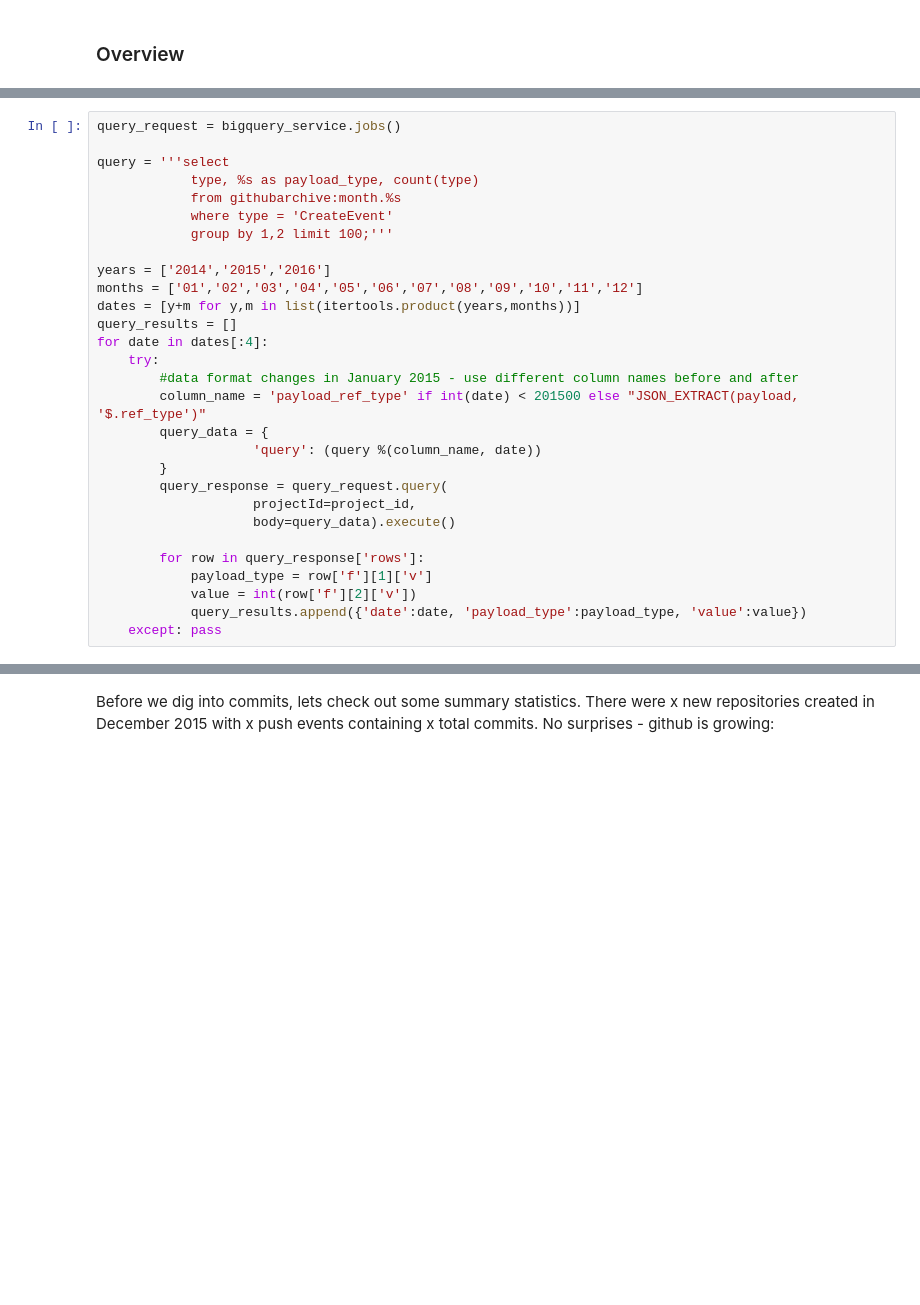
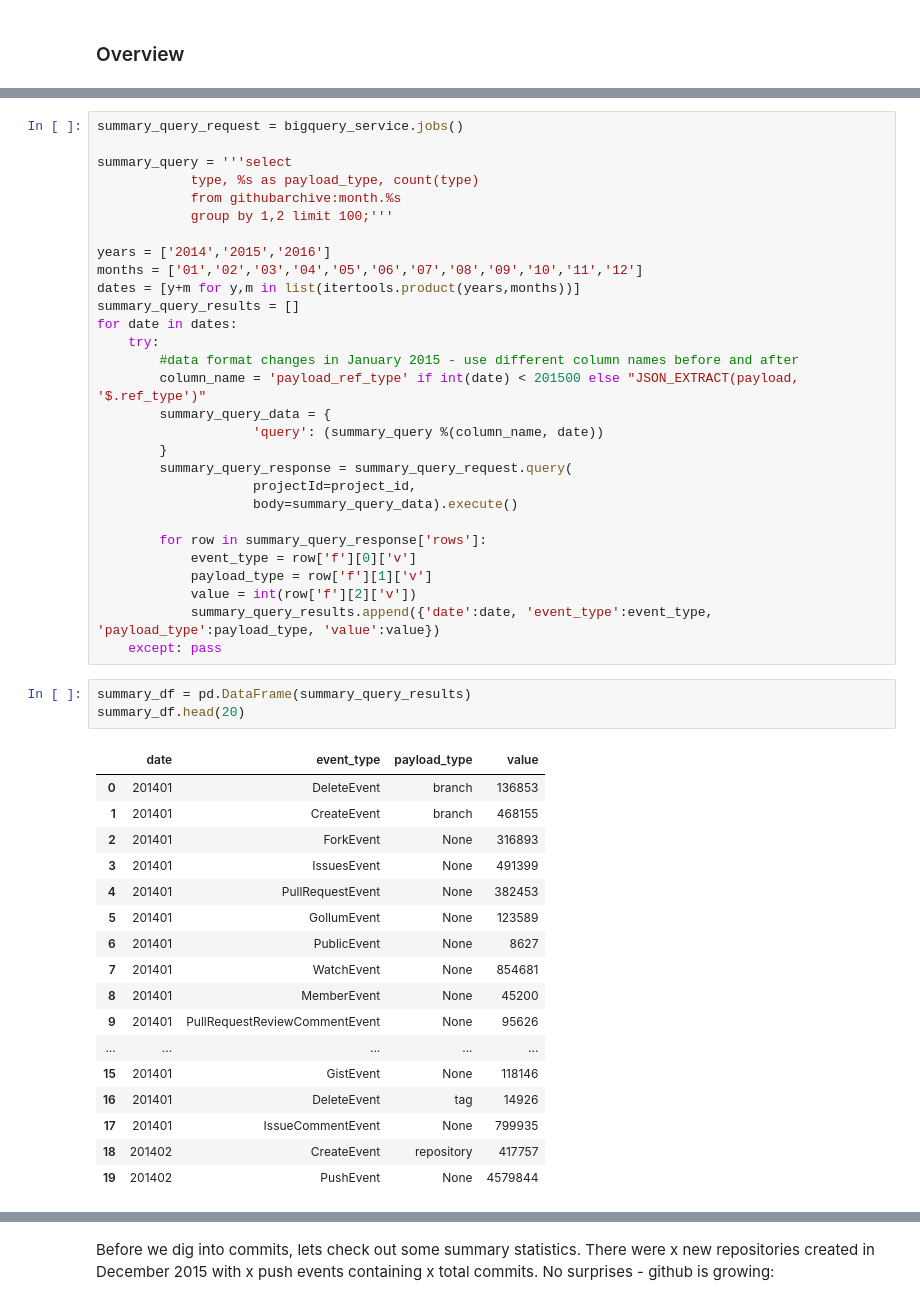
Before and after one commit to aplucche/github_data, a Jupyter notebook: github_data.ipynb, the cells around one changed output, grey strips where cells are left out. Saved outputs shown, nothing was run; the diff lists cells and outputs as text; blank space fills up the shorter version.

```diff
--- a/github_data.ipynb
+++ b/github_data.ipynb
@@ -44,31 +45,52 @@ with open('config.json') as json_config:
 
 project_id = config['project_id']
 # %%
-query_request = bigquery_service.jobs()
+summary_query_request = bigquery_service.jobs()
 
-query = '''select
+summary_query = '''select
             type, %s as payload_type, count(type)
             from githubarchive:month.%s
-            where type = 'CreateEvent'
             group by 1,2 limit 100;'''
 
 years = ['2014','2015','2016']
 months = ['01','02','03','04','05','06','07','08','09','10','11','12']
 dates = [y+m for y,m in list(itertools.product(years,months))]
-query_results = []
-for date in dates[:4]:
+summary_query_results = []
+for date in dates:
     try:
         #data format changes in January 2015 - use different column names before and after
         column_name = 'payload_ref_type' if int(date) < 201500 else "JSON_EXTRACT(payload, '$.ref_type')"
-        query_data = {
-                    'query': (query %(column_name, date))
+        summary_query_data = {
+                    'query': (summary_query %(column_name, date))
         }
-        query_response = query_request.query(
+        summary_query_response = summary_query_request.query(
                     projectId=project_id,
-                    body=query_data).execute()
+                    body=summary_query_data).execute()
 
-        for row in query_response['rows']:
+        for row in summary_query_response['rows']:
+            event_type = row['f'][0]['v']
             payload_type = row['f'][1]['v']
             value = int(row['f'][2]['v'])
-            query_results.append({'date':date, 'payload_type':payload_type, 'value':value})
+            summary_query_results.append({'date':date, 'event_type':event_type, 'payload_type':payload_type, 'value':value})
     except: pass
+# %%
+summary_df = pd.DataFrame(summary_query_results)
+summary_df.head(20)
+# %% [output]
+|  | date | event_type | payload_type | value |
+| 0 | 201401 | DeleteEvent | branch | 136853 |
+| 1 | 201401 | CreateEvent | branch | 468155 |
+| 2 | 201401 | ForkEvent | None | 316893 |
+| 3 | 201401 | IssuesEvent | None | 491399 |
+| 4 | 201401 | PullRequestEvent | None | 382453 |
+| 5 | 201401 | GollumEvent | None | 123589 |
+| 6 | 201401 | PublicEvent | None | 8627 |
+| 7 | 201401 | WatchEvent | None | 854681 |
+| 8 | 201401 | MemberEvent | None | 45200 |
+| 9 | 201401 | PullRequestReviewCommentEvent | None | 95626 |
+| ... | ... | ... | ... | ... |
+| 15 | 201401 | GistEvent | None | 118146 |
+| 16 | 201401 | DeleteEvent | tag | 14926 |
+| 17 | 201401 | IssueCommentEvent | None | 799935 |
+| 18 | 201402 | CreateEvent | repository | 417757 |
+| 19 | 201402 | PushEvent | None | 4579844 |
```
Also changed, not shown: parts of 6 cells of this notebook.
